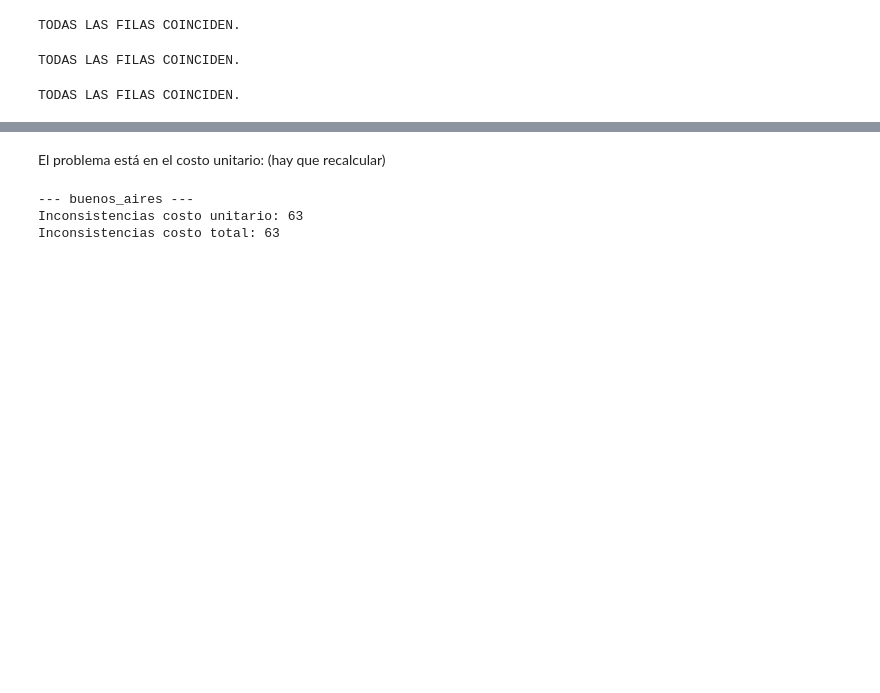
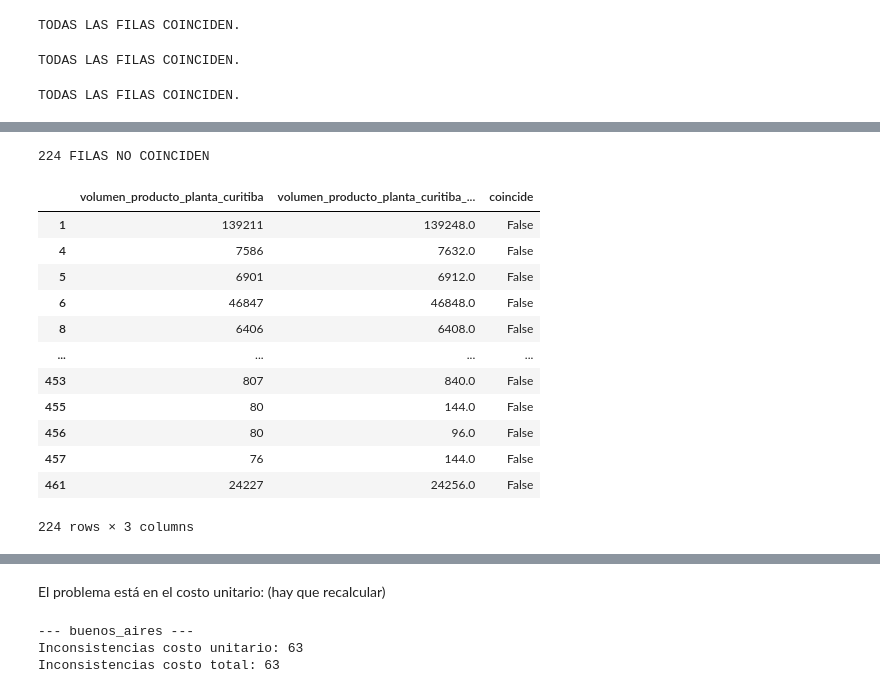
Before and after one commit to demianelnecave/AlixPartners-Competencia-Datos, a Jupyter notebook: 1b.correctitud.ipynb, the cells around one changed output, grey strips where cells are left out. Saved outputs shown, nothing was run; the diff lists cells and outputs as text; code cells hidden in the pictures; blank space fills up the shorter version.

Commit message:
Chequeos de correctitud

```diff
--- a/1b.correctitud.ipynb
+++ b/1b.correctitud.ipynb
@@ -166,0 +199,22 @@ TODAS LAS FILAS COINCIDEN.
+# %%
+prod_caja_merge = catalogo_productos.merge(especificaciones_cajas,
+                                           on='caja_tipo_id', how='left')
+
+prod_op_merge = prod_caja_merge.merge(operaciones_planta,
+                                      on='codigo_producto')
+
+# Lista de plantas
+plantas = ['buenos_aires', 'curitiba', 'santiago', 'monterrey', 'bakersfield']
+
+# Calculamos los costos de pallets para cada planta
+for planta in plantas:
+    cant_pallets = f'cantidad_pallets_planta_{planta}'
+    volumen_calc = f'volumen_producto_planta_{planta}_calculado'
+    prod_op_merge[volumen_calc] = prod_op_merge[cant_pallets] * prod_op_merge['cantidad_cajas_total']
+
+# Verificar
+for planta in plantas:
+    verificar_correctitud(prod_op_merge,
+                          f'volumen_producto_planta_{planta}',
+                          f'volumen_producto_planta_{planta}_calculado')
+    print("-" * 30)
@@ -166,0 +232,18 @@ TODAS LAS FILAS COINCIDEN.
+# %%
+verificar_correctitud(prod_op_merge, 'volumen_producto_planta_curitiba',
+                                'volumen_producto_planta_curitiba_calculado')
+# %% [output]
+224 FILAS NO COINCIDEN
+|  | volumen_producto_planta_curitiba | volumen_producto_planta_curitiba_... | coincide |
+| 1 | 139211 | 139248.0 | False |
+| 4 | 7586 | 7632.0 | False |
+| 5 | 6901 | 6912.0 | False |
+| 6 | 46847 | 46848.0 | False |
+| 8 | 6406 | 6408.0 | False |
+| ... | ... | ... | ... |
+| 453 | 807 | 840.0 | False |
+| 455 | 80 | 144.0 | False |
+| 456 | 80 | 96.0 | False |
+| 457 | 76 | 144.0 | False |
+| 461 | 24227 | 24256.0 | False |
+224 rows × 3 columns
```
Also changed, not shown: parts of 42 cells of this notebook, 2 other files.
